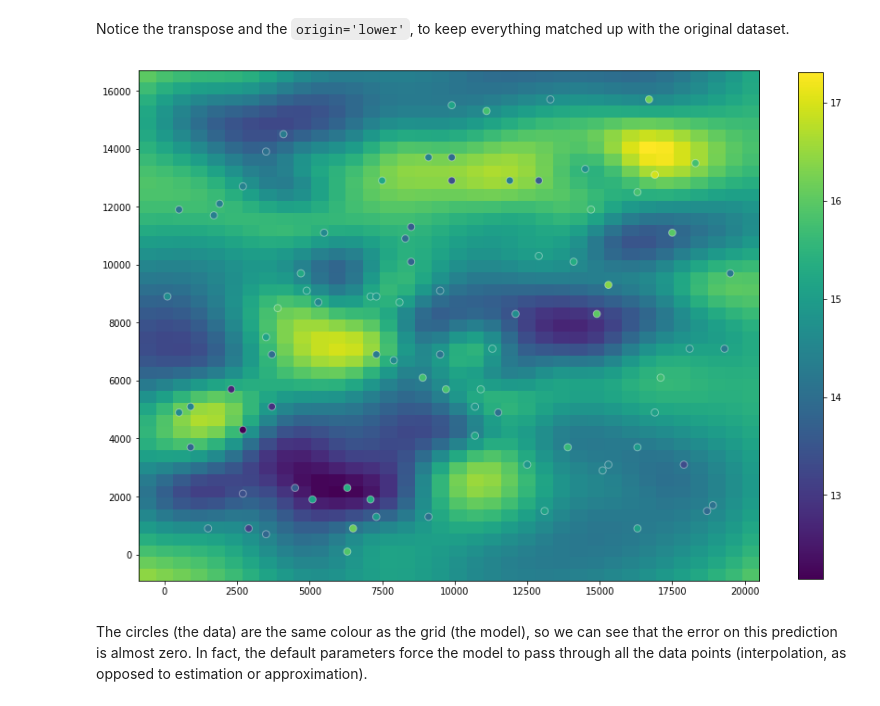
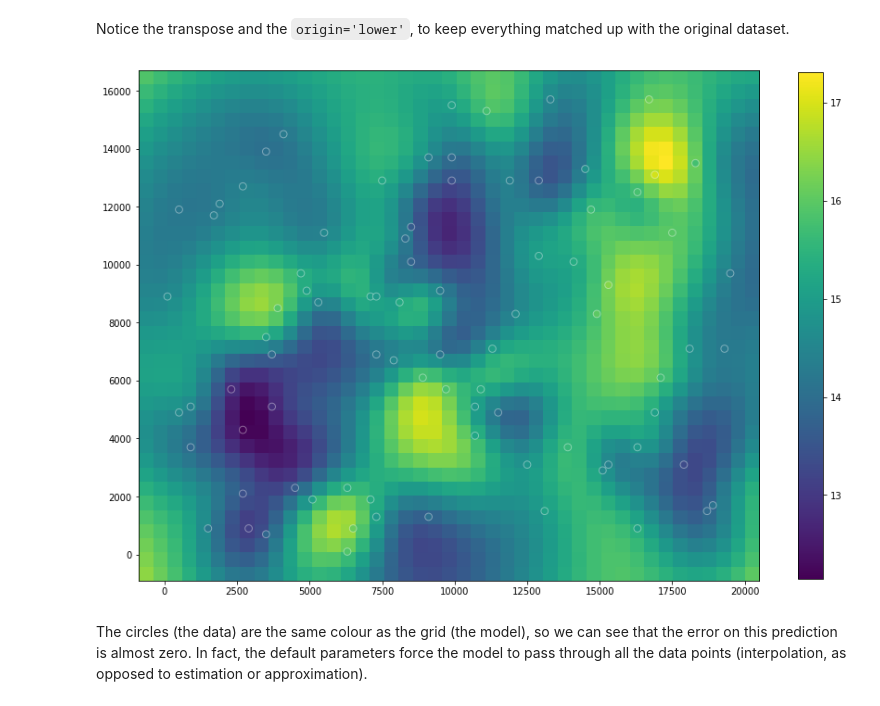
Before and after one commit to agilescientific/xlines, a Jupyter notebook: notebooks/11_Gridding_map_data.ipynb, the cells around one changed output. Saved outputs shown, nothing was run; the diff lists cells and outputs as text; code cells hidden in the pictures.

```diff
--- a/notebooks/11_Gridding_map_data.ipynb
+++ b/notebooks/11_Gridding_map_data.ipynb
@@ -124,13 +124,13 @@ ma = np.max(np.hstack([di.ravel(), df.por.values]))
 Notice the transpose and the `origin='lower'`, to keep everything matched up with the original dataset.
 # %%
 plt.figure(figsize=(15,15))
-c1 = plt.imshow(di, origin="lower", extent=extent, vmin=mi, vmax=ma)
+c1 = plt.imshow(di.T, origin="lower", extent=extent, vmin=mi, vmax=ma)
 c2 = plt.scatter(df.x, df.y, s=60, c=df.por, edgecolor='#ffffff66', vmin=mi, vmax=ma)
 
 plt.colorbar(c1, shrink=0.67)
 plt.show()
 # %% [output]
-[figure, old version]
+[figure, new version]
 # %% [markdown]
 The circles (the data) are the same colour as the grid (the model), so we can see that the error on this prediction is almost zero. In fact, the default parameters force the model to pass through all the data points (interpolation, as opposed to estimation or approximation).
 # %% [markdown]
```
Also changed, not shown: parts of 2 cells of this notebook.
